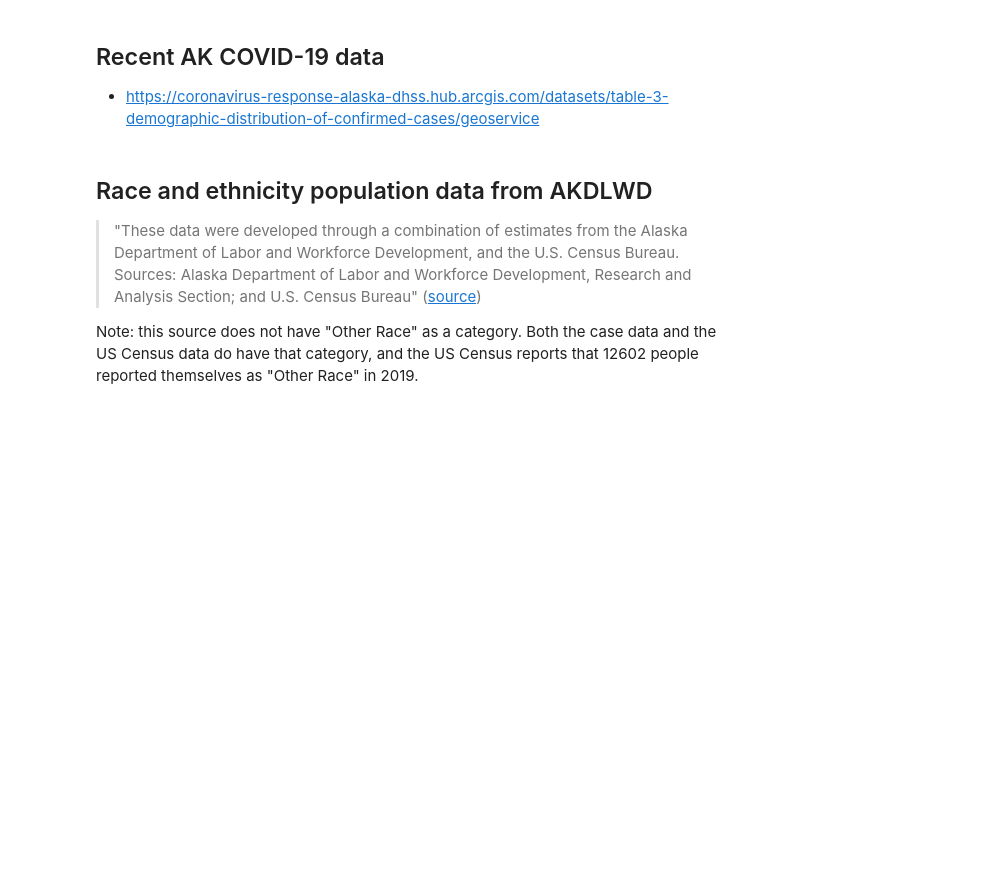
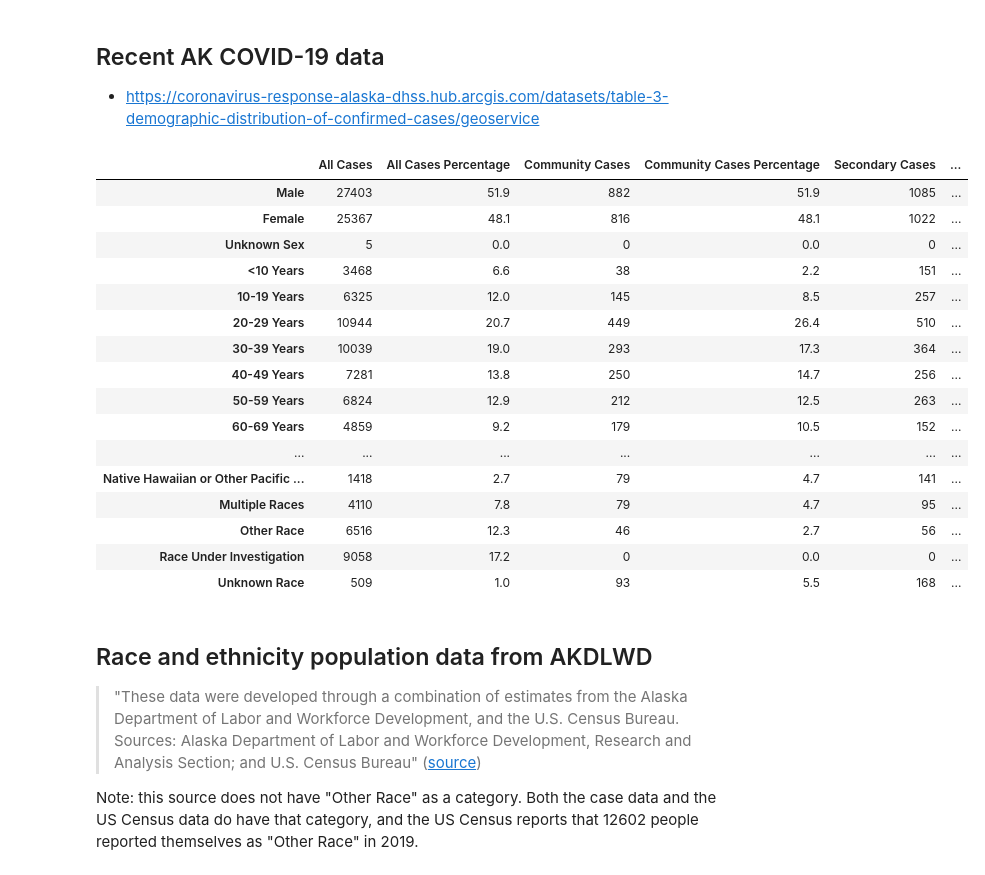
Before and after one commit to wckoeppen/ak-covid-rate-graphs, a Jupyter notebook: notebooks/covid-rates-graphs-v02.ipynb, the cells around one changed output. Cells and saved outputs as stored; diff of their text form; code cells hidden in the pictures; blank space fills up the shorter version.

```diff
--- a/notebooks/covid-rates-graphs-v02.ipynb
+++ b/notebooks/covid-rates-graphs-v02.ipynb
@@ -47,6 +47,26 @@ case_data = case_data.rename(
         'Non-Hispanic': 'Non-Hispanic Ethnicity',
         'UI Ethnicity': 'Ethnicity Under Investigation',
     })
+# %%
+case_data
+# %% [output]
+|  | All Cases | All Cases Percentage | Community Cases | Community Cases Percentage | Secondary Cases | ... |
+| Male | 27403 | 51.9 | 882 | 51.9 | 1085 | ... |
+| Female | 25367 | 48.1 | 816 | 48.1 | 1022 | ... |
+| Unknown Sex | 5 | 0.0 | 0 | 0.0 | 0 | ... |
+| <10 Years | 3468 | 6.6 | 38 | 2.2 | 151 | ... |
+| 10-19 Years | 6325 | 12.0 | 145 | 8.5 | 257 | ... |
+| 20-29 Years | 10944 | 20.7 | 449 | 26.4 | 510 | ... |
+| 30-39 Years | 10039 | 19.0 | 293 | 17.3 | 364 | ... |
+| 40-49 Years | 7281 | 13.8 | 250 | 14.7 | 256 | ... |
+| 50-59 Years | 6824 | 12.9 | 212 | 12.5 | 263 | ... |
+| 60-69 Years | 4859 | 9.2 | 179 | 10.5 | 152 | ... |
+| ... | ... | ... | ... | ... | ... | ... |
+| Native Hawaiian or Other Pacific ... | 1418 | 2.7 | 79 | 4.7 | 141 | ... |
+| Multiple Races | 4110 | 7.8 | 79 | 4.7 | 95 | ... |
+| Other Race | 6516 | 12.3 | 46 | 2.7 | 56 | ... |
+| Race Under Investigation | 9058 | 17.2 | 0 | 0.0 | 0 | ... |
+| Unknown Race | 509 | 1.0 | 93 | 5.5 | 168 | ... |
 # %% [markdown]
 ## Race and ethnicity population data from AKDLWD
 >"These data were developed through a combination of estimates from the Alaska Department of Labor and Workforce Development, and the U.S. Census Bureau. Sources: Alaska Department of Labor and Workforce Development, Research and Analysis Section; and U.S. Census Bureau"
```
Also changed, not shown: parts of 10 cells of this notebook, 6 other files.
